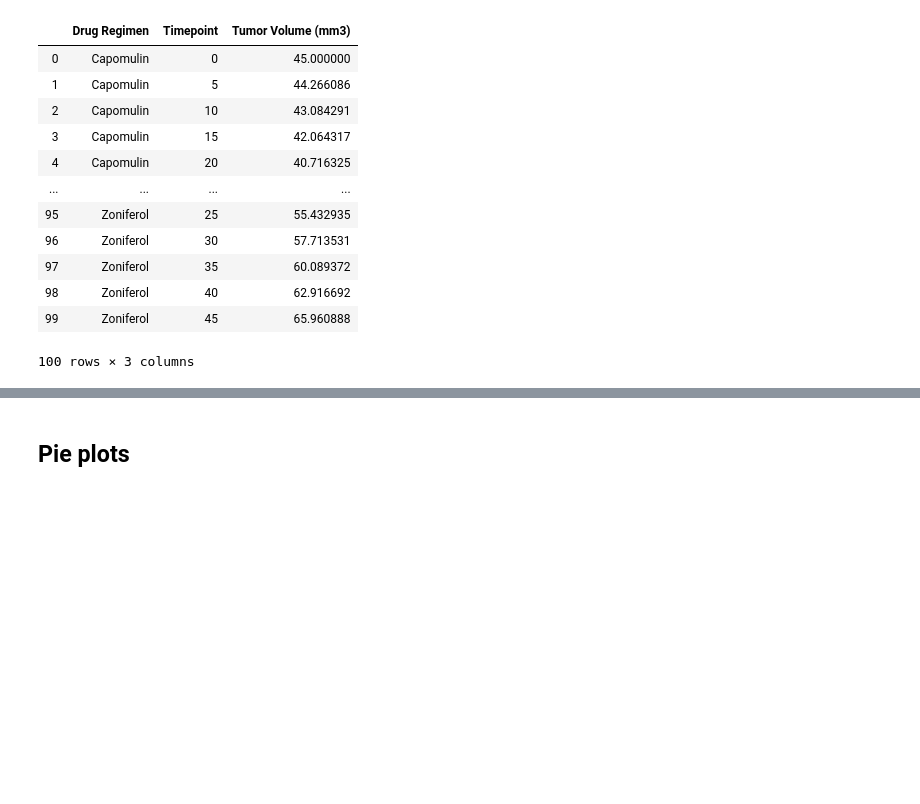
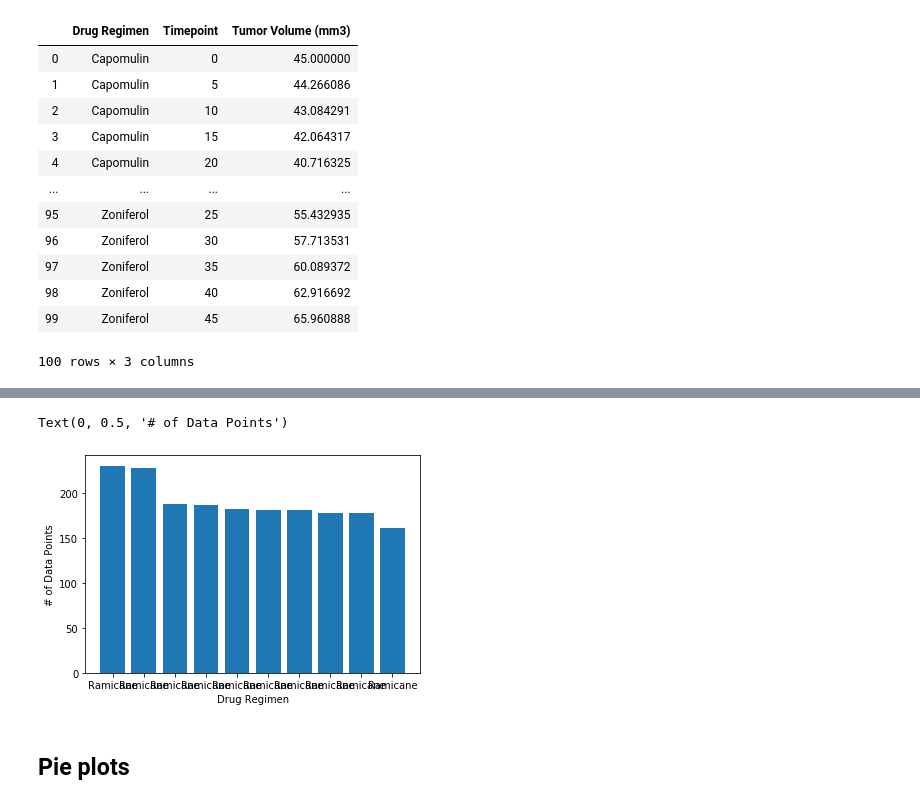
Before and after one commit to alexanderdyan/matplotlib-challenge, a Jupyter notebook: Pymaceuticals/pymaceuticals_starter.ipynb, the cells around one changed output, grey strips where cells are left out. Cells and saved outputs as stored; diff of their text form; code cells hidden in the pictures; blank space fills up the shorter version.

```diff
--- a/Pymaceuticals/pymaceuticals_starter.ipynb
+++ b/Pymaceuticals/pymaceuticals_starter.ipynb
@@ -88,5 +165,14 @@ dataframeGroupMean
 # %%
 # Generate a bar plot showing number of data points for each treatment regimen using pyplot
+drugRegimens = dataframe['Drug Regimen']
+yAxis = drugRegimens.value_counts()
+plt.bar(np.arange(len(yAxis)), yAxis)
+plt.xticks(np.arange(len(yAxis)), drugRegimens.tolist())
+plt.xlabel('Drug Regimen')
+plt.ylabel('# of Data Points')
+# %% [output]
+Text(0, 0.5, '# of Data Points')
+[figure, added]
 # %% [markdown]
 ## Pie plots
 # %%
```
Also changed, not shown: parts of 8 cells of this notebook.
